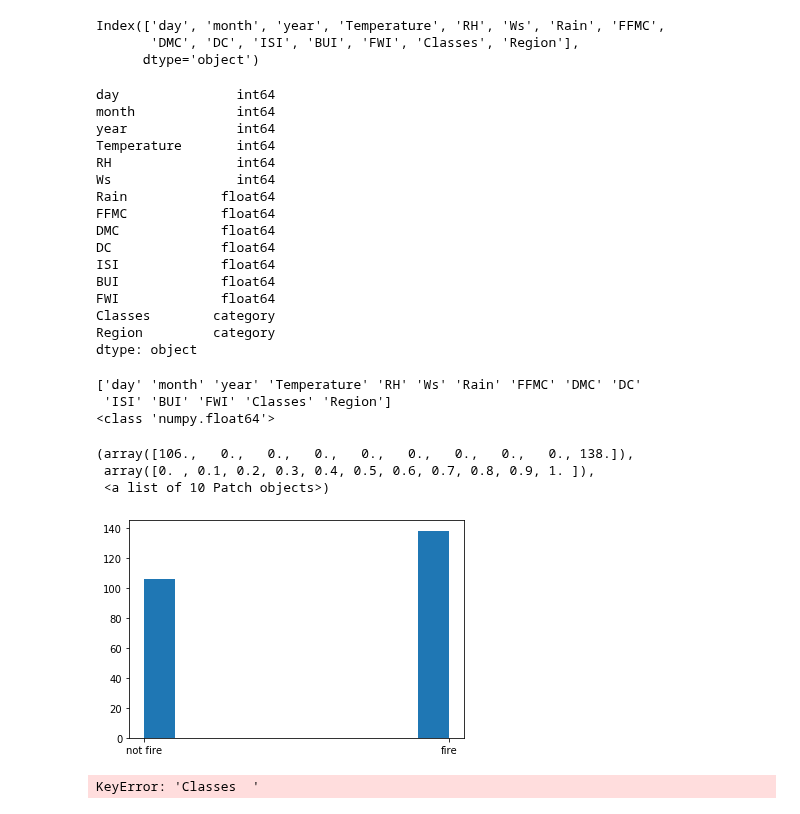
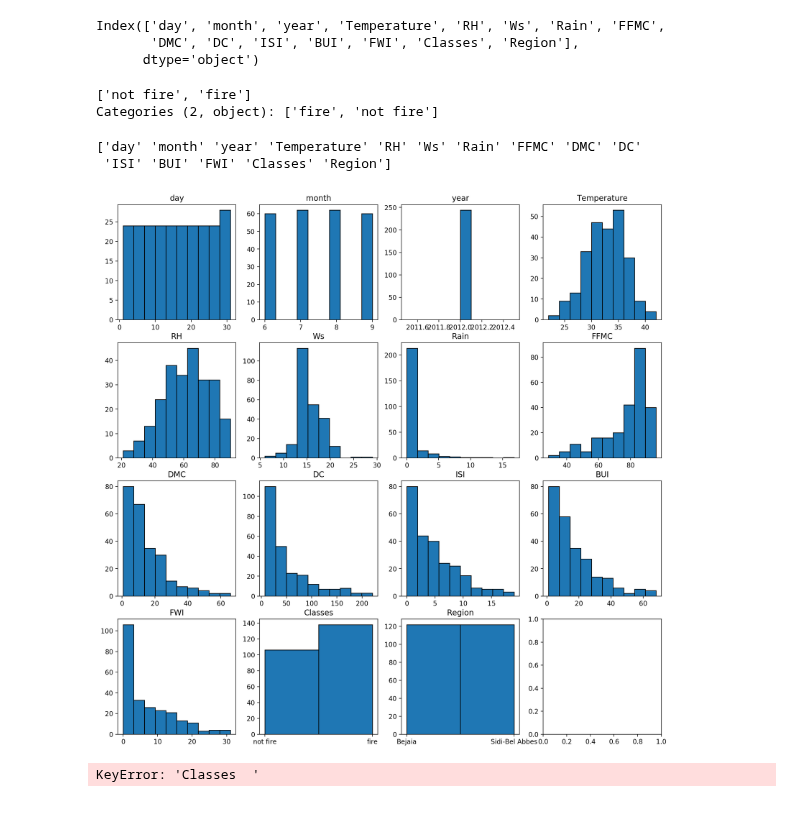
Before and after one commit to dougbrn/Towson, a Jupyter notebook: COSC757/assignment1/hw1.ipynb, the cells around one changed output. Cells and saved outputs as stored; diff of their text form; code cells hidden in the pictures.

```diff
--- a/COSC757/assignment1/hw1.ipynb
+++ b/COSC757/assignment1/hw1.ipynb
@@ -25,46 +25,40 @@ fire_df.columns
 Index(['day', 'month', 'year', 'Temperature', 'RH', 'Ws', 'Rain', 'FFMC',
        'DMC', 'DC', 'ISI', 'BUI', 'FWI', 'Classes', 'Region'],
       dtype='object')
-# %%
-fire_df.dtypes
-# %% [output]
-day               int64
-month             int64
-year              int64
-Temperature       int64
-RH                int64
-Ws                int64
-Rain            float64
-FFMC            float64
-DMC             float64
-DC              float64
-ISI             float64
-BUI             float64
-FWI             float64
-Classes        category
-Region         category
-dtype: object
+# %%
+fire_df['Classes'].unique()
+# %% [output]
+['not fire', 'fire']
+Categories (2, object): ['fire', 'not fire']
 # %%
 cols = np.array(fire_df.columns)
 print(cols)
-"""
+
 #np.array(fire_df[cols[0]])
-fig, ax = plt.subplots(4,4)
-for i,col in enumerate(cols):
-    feature_arr = np.array(fire_df[col])
-    #print(feature_arr)
-    ax[0,0].hist(feature_arr)
-"""
-print(type(fire_df['FWI'][240]))
-plt.hist(fire_df['Classes'])
+count=0
+fig, ax = plt.subplots(4,4,figsize=(15,15),dpi=200)
+for i,col in enumerate(ax):
+    for j, row in enumerate(col):
+        try:
+            feature = fire_df[cols[count]]
+
+            feature_arr = np.array(feature)
+            #print(feature_arr)
+            ax[i,j].set_title(cols[count])
+            if feature.dtype.name == 'category':
+                ax[i,j].hist(feature_arr,bins=len(feature.unique()),ec='k')
+            else:
+                ax[i,j].hist(feature_arr,ec='k')
+            count+=1
+        except IndexError:
+            pass
+
+#print(type(fire_df['FWI'][240]))
+#plt.hist(fire_df['Classes'],bins=2)
 # %% [output]
 ['day' 'month' 'year' 'Temperature' 'RH' 'Ws' 'Rain' 'FFMC' 'DMC' 'DC'
  'ISI' 'BUI' 'FWI' 'Classes' 'Region']
-<class 'numpy.float64'>
-(array([106.,   0.,   0.,   0.,   0.,   0.,   0.,   0.,   0., 138.]),
- array([0. , 0.1, 0.2, 0.3, 0.4, 0.5, 0.6, 0.7, 0.8, 0.9, 1. ]),
- <a list of 10 Patch objects>)
-[figure, old version]
+[figure, new version]
 # %%
 fire_df['Classes  '].unique()
 # %% [output]
```
